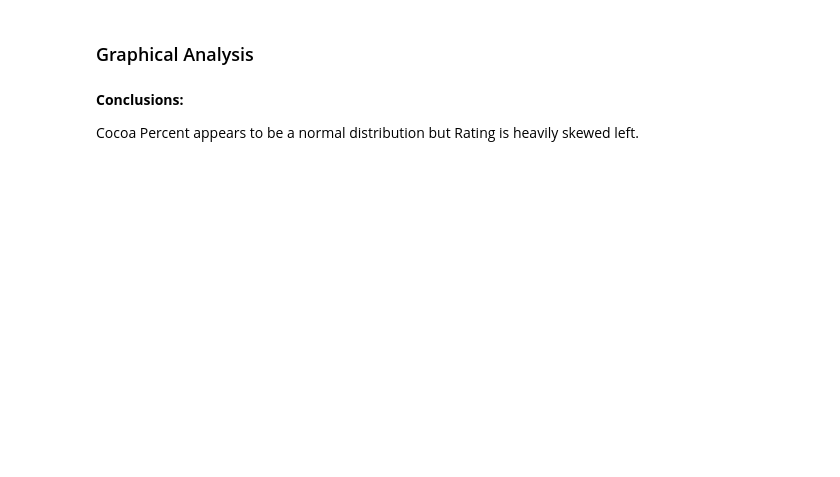
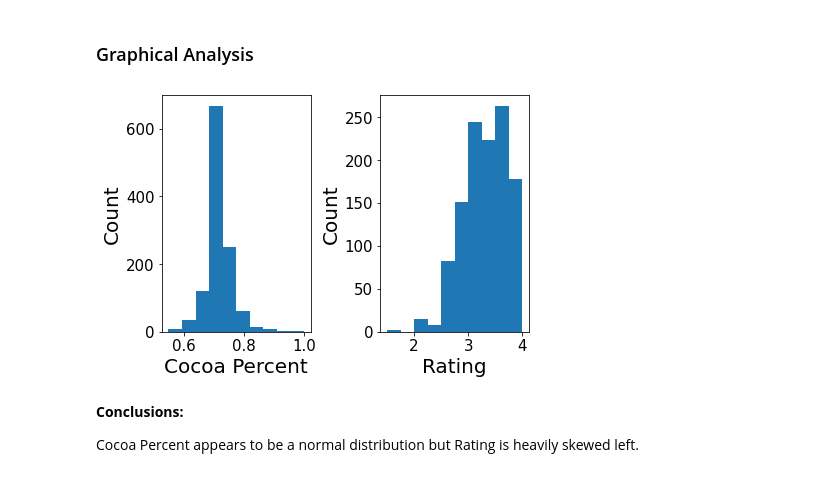
Before and after one commit to catie-williams/bu-dsc, a Jupyter notebook: DSC550/Term Paper/Chocolate_CableKimberly.ipynb, the cells around one changed output. Cells and saved outputs as stored; diff of their text form; code cells hidden in the pictures; blank space fills up the shorter version.

```diff
--- a/DSC550/Term Paper/Chocolate_CableKimberly.ipynb
+++ b/DSC550/Term Paper/Chocolate_CableKimberly.ipynb
@@ -232,8 +241,7 @@ chocolate_rest_df.head()
 from fuzzywuzzy import process
 
 companies = usa_companies_df['COMPANY NAME'].tolist()
-
-chocolate_usa_df['matches'] = chocolate_usa_df['Company (Manufacturer)'].apply(lambda x: process.extractOne(x, companies))
+chocolate_usa_df['matches'] = chocolate_usa_df['Company (Manufacturer)'].apply(lambda x: process.extractOne(str(x), companies))
 
 chocolate_usa_df.head()
 # %% [output]
@@ -241,15 +259,5 @@ TypeError: expected string or bytes-like object
 # %%
-for j in dframe1['matches']:
-    for k in j:
+# pull out match in mnatches column and make company column
+chocolate_usa_df['company'] = chocolate_usa_df['matches'].apply(lambda x: x[0])
 
-        if k[1] >= threshold:
-            p.append(k[0])
-
-    mat2.append(",".join(p))
-    p = []
-
-# storing the resultant matches
-# back to dframe1
-dframe1['matches'] = mat2
-
-dframe1.show()
+chocolate_usa_df.head()
@@ -255,0 +276,5 @@ dframe1.show()
+# %%
+# Combine datasets based on company columns
+chocolate_usa = pd.merge(chocolate_usa_df, usa_companies_df, how = "left", left_on = "company", right_on = "COMPANY NAME")
+
+chocolate_usa.head()
@@ -258,24 +312,26 @@ dframe1.show()
 # %%
 # Create histograms of numerical data
 
 # Create figure
 fig, axes = plt.subplots(1, 2, layout = 'constrained')
 
 # Specify features interested in
 num_features = ['Cocoa Percent', 'Rating']
 x_axes = num_features
 y_axes = ['Count', 'Count']
 
 # Create histograms
 axes = np.ravel(axes)
 
 for idx, ax in enumerate(axes):
-    ax.hist(chocolate_df[num_features[idx]].dropna(), bins = 10)
+    ax.hist(chocolate_usa[num_features[idx]].dropna(), bins = 10)
     ax.set_xlabel(x_axes[idx], fontsize = 20)
     ax.set_ylabel(y_axes[idx], fontsize = 20)
     ax.tick_params(axis = 'both', labelsize = 15)
 
 plt.show()
+# %% [output]
+[figure, added]
 # %% [markdown]
 **Conclusions:**
 
```
Also changed, not shown: parts of 20 cells of this notebook.
